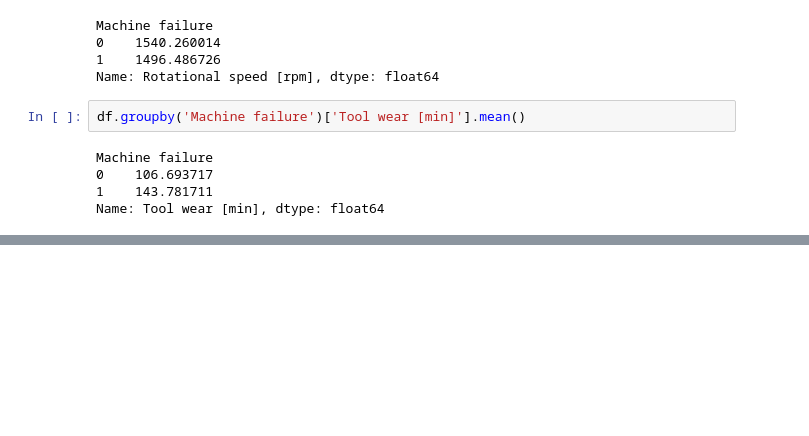
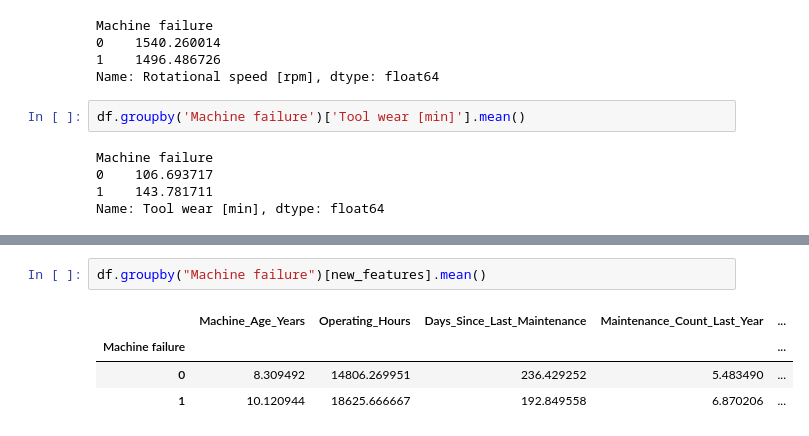
Before and after one commit to Raees-Kp/iot-predictive-maintenance, a Jupyter notebook: notebooks/eda.ipynb, the cells around one changed output, grey strips where cells are left out. Cells and saved outputs as stored; diff of their text form; blank space fills up the shorter version.

```diff
--- a/notebooks/eda.ipynb
+++ b/notebooks/eda.ipynb
@@ -164,0 +209,7 @@ plt.show()
+# %%
+df.groupby("Machine failure")[new_features].mean()
+# %% [output]
+|  | Machine_Age_Years | Operating_Hours | Days_Since_Last_Maintenance | Maintenance_Count_Last_Year | ... |
+| Machine failure |  |  |  |  | ... |
+| 0 | 8.309492 | 14806.269951 | 236.429252 | 5.483490 | ... |
+| 1 | 10.120944 | 18625.666667 | 192.849558 | 6.870206 | ... |
```
Also changed, not shown: parts of 24 cells of this notebook, 1 other file.
